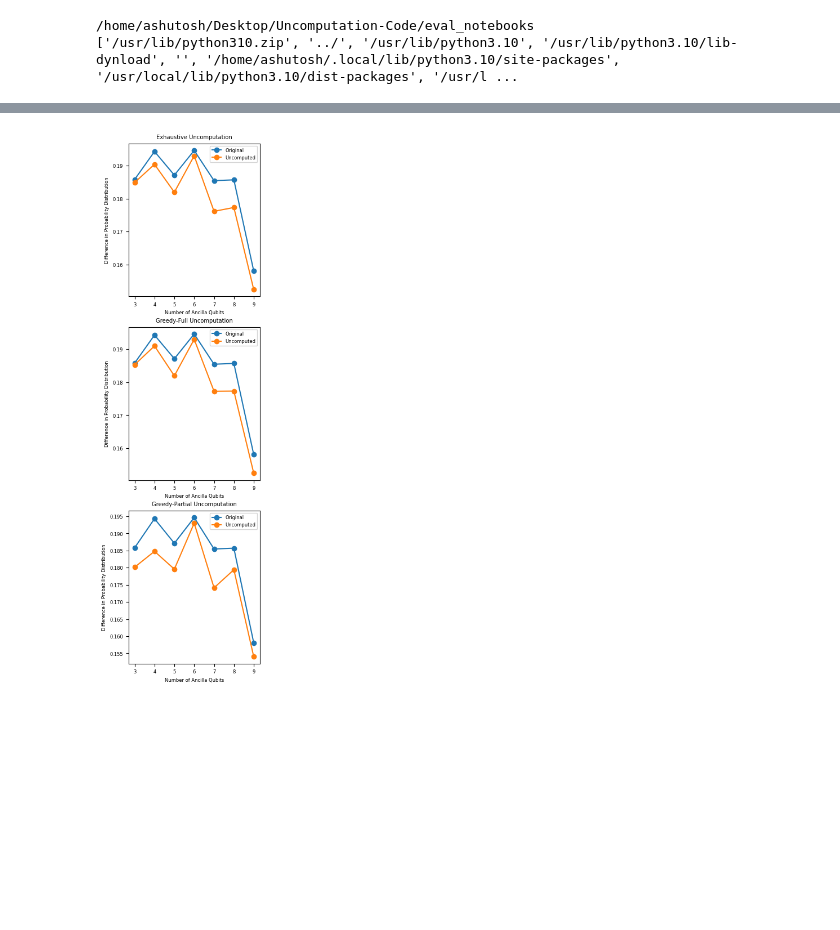
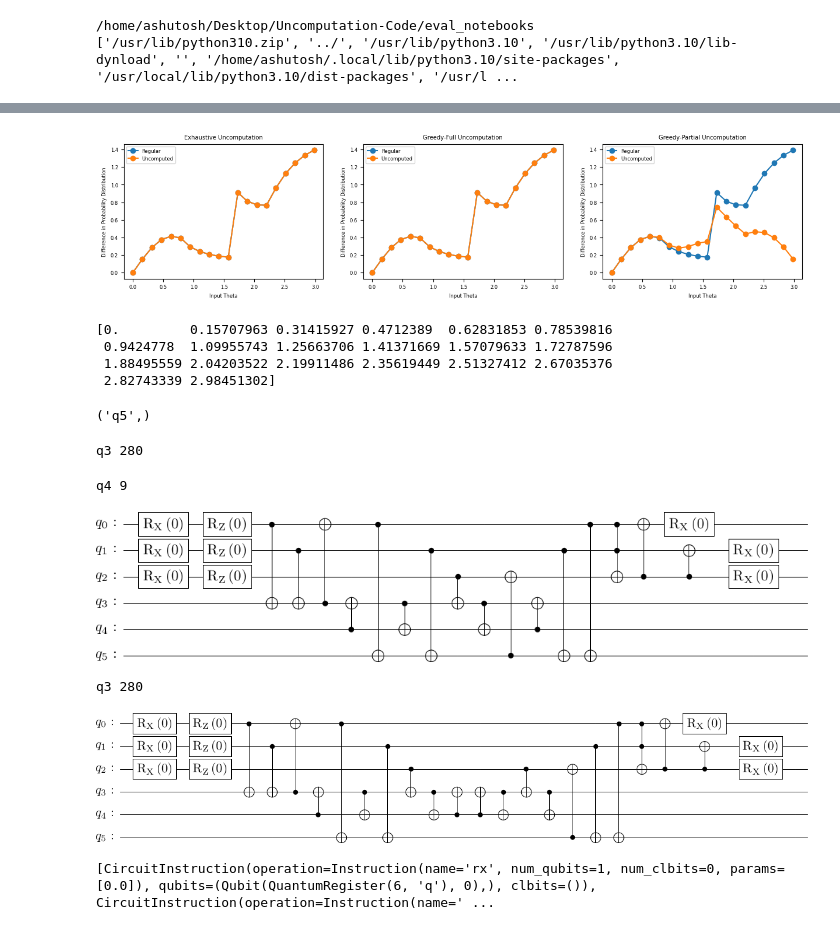
Before and after one commit to ashutiw2k/PartialUncomputation, a Jupyter notebook: eval_notebooks/basic_eval_differentInput.ipynb, the cells around one changed output, grey strips where cells are left out. Cells and saved outputs as stored; diff of their text form; code cells hidden in the pictures; blank space fills up the shorter version.

```diff
--- a/eval_notebooks/basic_eval_differentInput.ipynb
+++ b/eval_notebooks/basic_eval_differentInput.ipynb
@@ -16,7 +16,7 @@ print(sys.path)
 /home/ashutosh/Desktop/Uncomputation-Code/eval_notebooks
 ['/usr/lib/python310.zip', '../', '/usr/lib/python3.10', '/usr/lib/python3.10/lib-dynload', '', '/home/ashutosh/.local/lib/python3.10/site-packages', '/usr/local/lib/python3.10/dist-packages', '/usr/l ...
 # %%
-valid_num_circuits = 10
+valid_num_circuits = 1
 # %%
 from helperfunctions.circuitgraphfunctions import get_computation_graph, get_uncomp_circuit
 from helperfunctions.uncompfunctions import add_uncomputation, exhaustive_uncomputation_adding, greedy_uncomputation_full, greedy_uncomputation_partial
@@ -191,7 +230,7 @@ class ProbDiffResults:
                 '''
 # %%
 
-def get_circuit_metrics(num_q, num_a, results:ProbDiffResults):
+def get_circuit_metrics(theta, num_a, results:ProbDiffResults):
     print('****************************************************************************')
     for idx in range(valid_num_circuits):
         # if num_circuits > 0:
@@ -203,7 +242,8 @@ def get_circuit_metrics(num_q, num_a, results:ProbDiffResults):
         # else:
         #     _circuit, num_q, num_a, num_g = simple_circuit_with_partial_uncomp()
 
-        _circuit, num_q, num_a, num_g = random_quantum_circuit_large_distinct_nums(num_q,num_a)
+        # _circuit, num_q, num_a, num_g = random_quantum_circuit_large_distinct_nums(num_q,num_a)
+        _circuit, num_q, num_a, num_g = quantum_circuit_var_input(theta)
 
 
         name_str = f'Circuit_{idx}'
@@ -384,11 +424,11 @@ def get_circuit_metrics(num_q, num_a, results:ProbDiffResults):
 %%capture eval_circs_out
 # ^ To restrict output
 
-num_q = 5
+num_q = 3
 results_dict = {}
-for idx in range(3,10):
+for idx in range(20):
     results = ProbDiffResults()
-    filled_results = get_circuit_metrics(num_q, idx, results)
+    filled_results = get_circuit_metrics(idx/20, idx, results)
     print(filled_results)
     results_dict.update({idx: filled_results})
 # %%
@@ -426,4 +466,11 @@ for i,x in results_dict.items():
     gf_uncomp_avg.append(numpy.average(x.greedy_full_uncomp_diff))
     gp_comp_avg.append(numpy.average(x.greedy_partial_comp_diff))
     gp_uncomp_avg.append(numpy.average(x.greedy_partial_uncomp_diff))
+
+x_axis = numpy.array(x_axis)
+
+x_axis = x_axis/20 * numpy.pi
+
+circuit, q,a,g = quantum_circuit_var_input(0)
+circuit.draw('latex')
 # %% [output]
@@ -476,31 +527,65 @@ plt.show()
 # %%
 plt.rcParams['font.size'] = 6
-fig, (ax1, ax2, ax3) = plt.subplots(3,1,figsize=(3,12))
+fig, (ax1, ax2, ax3) = plt.subplots(1,3,figsize=(15,3))
 
 ax1.plot(x_axis, ex_comp_avg, marker='o', linestyle='-', label='Regular')
 ax1.plot(x_axis, ex_uncomp_avg, marker='o', linestyle='-', label='Uncomputed')
 ax1.set_title('Exhaustive Uncomputation')
-ax1.set_xlabel('Number of Ancilla Qubits')
+ax1.set_xlabel('Input Theta')
 ax1.set_ylabel('Difference in Probability Distribution')
 ax1.legend()
 
 ax2.plot(x_axis, gf_comp_avg, marker='o', linestyle='-', label='Regular')
 ax2.plot(x_axis, gf_uncomp_avg, marker='o', linestyle='-', label='Uncomputed')
 ax2.set_title('Greedy-Full Uncomputation')
-ax2.set_xlabel('Number of Ancilla Qubits')
+ax2.set_xlabel('Input Theta')
 ax2.set_ylabel('Difference in Probability Distribution')
 ax2.legend()
 
 ax3.plot(x_axis, gp_comp_avg, marker='o', linestyle='-', label='Regular')
 ax3.plot(x_axis, gp_uncomp_avg, marker='o', linestyle='-', label='Uncomputed')
 ax3.set_title('Greedy-Partial Uncomputation')
-ax3.set_xlabel('Number of Ancilla Qubits')
+ax3.set_xlabel('Input Theta')
 ax3.set_ylabel('Difference in Probability Distribution')
 ax3.legend()
 
 # fig.suptitle('Difference in Probability Distribution of Regular and Uncomputed Circuit against Ideal Circuit', fontsize=10)
 # fig.legend()
 
 plt.show()
 # %% [output]
-[figure, old version]
+[figure, new version]
+# %%
+print(x_axis)
+# %% [output]
+[0.         0.15707963 0.31415927 0.4712389  0.62831853 0.78539816
+ 0.9424778  1.09955743 1.25663706 1.41371669 1.57079633 1.72787596
+ 1.88495559 2.04203522 2.19911486 2.35619449 2.51327412 2.67035376
+ 2.82743339 2.98451302]
+# %%
+al = ['q3', 'q4', 'q5']
+cg = get_computation_graph(circuit, al)
+lg = exhaustive_uncomputation_adding(cg, al)
+print(lg)
+# %% [output]
+('q5',)
+# %%
+gfcg = greedy_uncomputation_full(cg, al)
+gfuc = get_uncomp_circuit(gfcg)
+gfuc.draw('latex')
+# %% [output]
+q3 280
+q4 9
+[figure, added]
+# %%
+gpcg = greedy_uncomputation_partial(cg, al)
+gpuc = get_uncomp_circuit(gpcg)
+gpuc.draw('latex')
+# %% [output]
+q3 280
+[figure, added]
+# %%
+cd = circuit.data
+print(cd)
+# %% [output]
+[CircuitInstruction(operation=Instruction(name='rx', num_qubits=1, num_clbits=0, params=[0.0]), qubits=(Qubit(QuantumRegister(6, 'q'), 0),), clbits=()), CircuitInstruction(operation=Instruction(name=' ...
```
Also changed, not shown: parts of 5 cells of this notebook, 3 other files.
